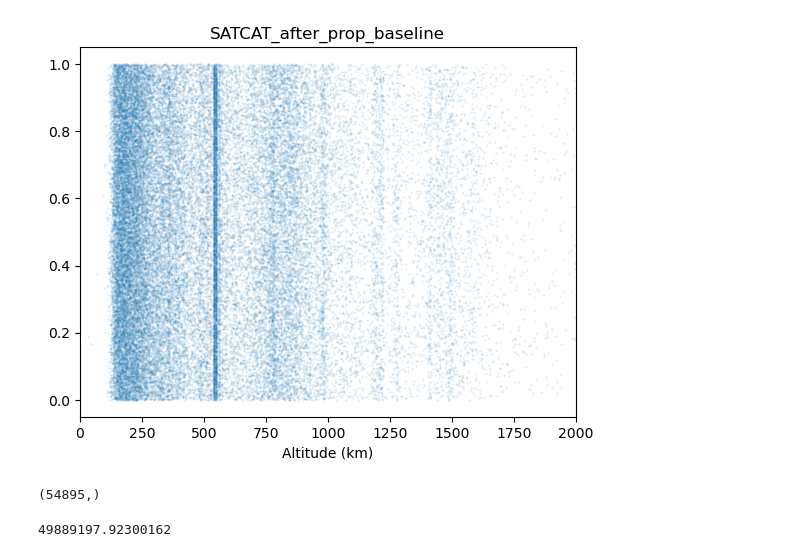
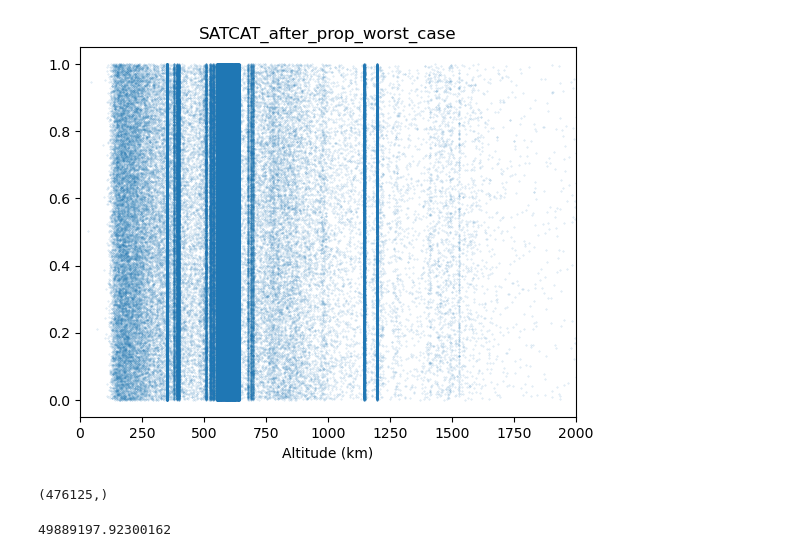
Before and after one commit to ucl-sgnl/FSPSimulator, a Jupyter notebook: src/utils/Visualisation.ipynb, the cells around one changed output. Drawn from its saved outputs; the diff is of its cells as text; code cells hidden in the pictures.

```diff
--- a/src/utils/Visualisation.ipynb
+++ b/src/utils/Visualisation.ipynb
@@ -31,12 +31,12 @@ def orbital_highway_plot(simName):
     plt.title(f'{simName}')
     plt.show()
 # %%
-sim_name = 'SATCAT_after_prop_baseline'
+sim_name = 'SATCAT_after_prop_worst_case'
 orbital_highway_plot(sim_name)
 # %% [output]
-[figure, old version]
+[figure, new version]
 # %%
-SATCAT_after_prop = load_file('SATCAT_after_prop_baseline')
+SATCAT_after_prop = load_file('SATCAT_after_prop_worst_case')
 for satellite in SATCAT_after_prop:
     try:
         satellite.altitude = np.linalg.norm(satellite.sgp4_ephemeris[0][1]) - 6378
@@ -46,7 +46,7 @@ for satellite in SATCAT_after_prop:
 
 np.shape(SATCAT_after_prop)
 # %% [output]
-(54895,)
+(476125,)
 # %%
 total = 0
 for sat in SATCAT_after_prop:
```
Also changed, not shown: parts of 9 cells of this notebook, 10 other files.
